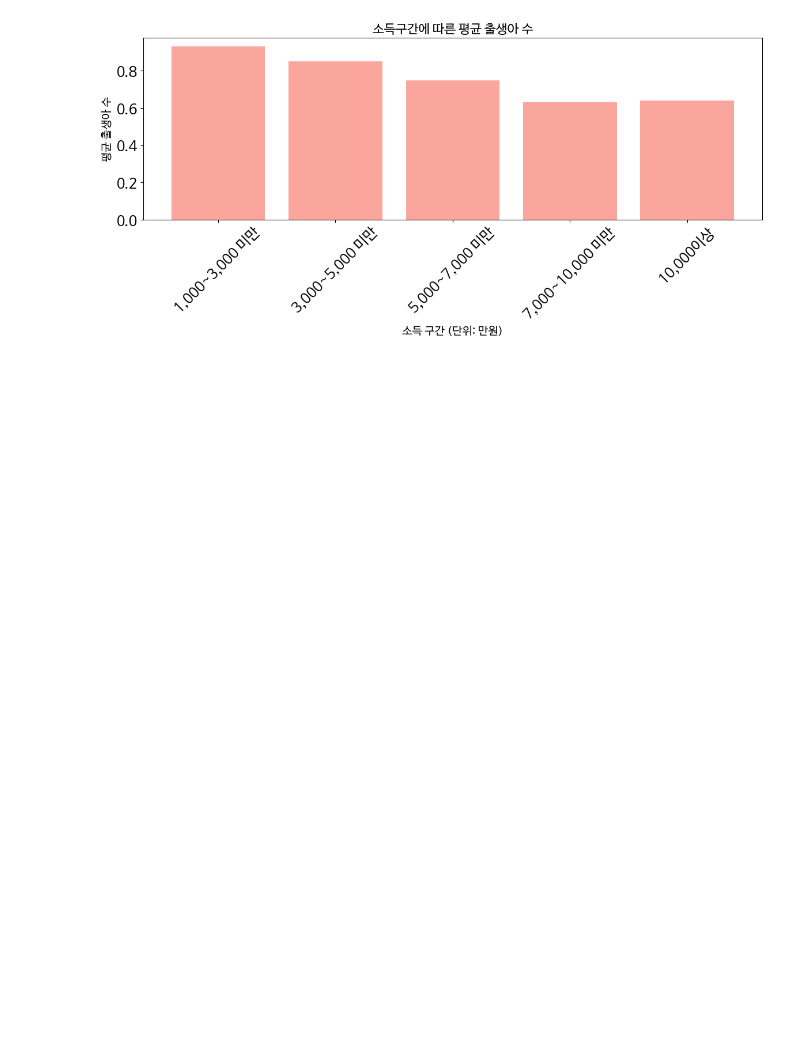
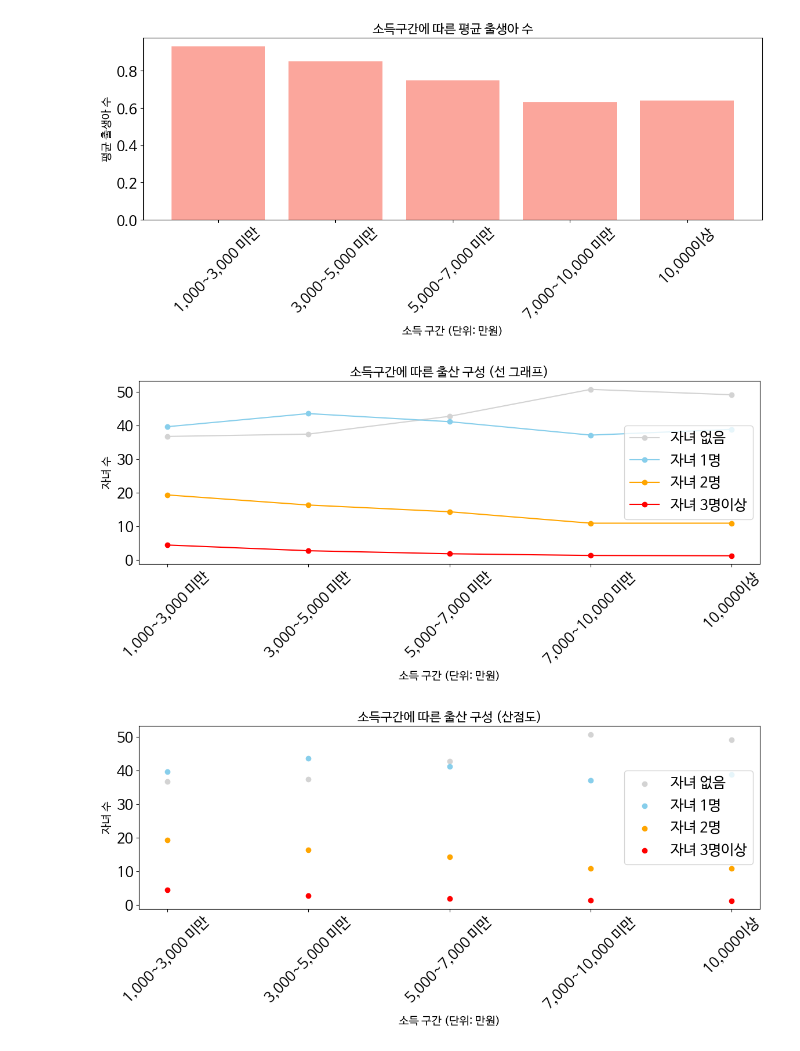
Before and after one commit to olloz8/BigData2024, a Jupyter notebook: Income_Group_Birth_Rate.ipynb, the cells around one changed output. Cells and saved outputs as stored; diff of their text form; code cells hidden in the pictures; blank space fills up the shorter version.

```diff
--- a/Income_Group_Birth_Rate.ipynb
+++ b/Income_Group_Birth_Rate.ipynb
@@ -38,6 +39,8 @@ plt.rcParams.update({'font.size': 18, 'font.family': 'NanumGothic'})
 
 # CSV 파일 읽기
 df = pd.read_csv('birthrate.csv', encoding='utf-8')
+print(df)
+print("====================================================================")
 
 # 첫 두 행 제거
 df = df.drop(index=[0, 1])
@@ -105,6 +108,50 @@ plt.xticks(rotation=45)
 plt.tight_layout()
 plt.show()
 
+# 선 그래프 설정
+plt.figure(figsize=(12, 6))
+
+# 각 자녀 수에 대한 선 그래프 그리기
+plt.plot(x_labels, children_none, label='자녀 없음', marker='o', color='lightgray')
+plt.plot(x_labels, children_1, label='자녀 1명', marker='o', color='skyblue')
+plt.plot(x_labels, children_2, label='자녀 2명', marker='o', color='orange')
+plt.plot(x_labels, children_3_plus, label='자녀 3명이상', marker='o', color='red')
+
+# 그래프 제목 및 레이블 설정
+plt.title('소득구간에 따른 출산 구성 (선 그래프)', fontsize=16)
+plt.xlabel('소득 구간 (단위: 만원)', fontsize=14)
+plt.ylabel('자녀 수', fontsize=14)
+plt.xticks(rotation=45)
+
+# 범례 추가
+plt.legend()
+
+# 그래프 표시
+plt.tight_layout()
+plt.show()
+
+# 산점도 설정
+plt.figure(figsize=(12, 6))
+
+# 각 자녀 수에 대한 산점도 그리기
+plt.scatter(x_labels, children_none, label='자녀 없음', color='lightgray')
+plt.scatter(x_labels, children_1, label='자녀 1명', color='skyblue')
+plt.scatter(x_labels, children_2, label='자녀 2명', color='orange')
+plt.scatter(x_labels, children_3_plus, label='자녀 3명이상', color='red')
+
+# 그래프 제목 및 레이블 설정
+plt.title('소득구간에 따른 출산 구성 (산점도)', fontsize=16)
+plt.xlabel('소득 구간 (단위: 만원)', fontsize=14)
+plt.ylabel('자녀 수', fontsize=14)
+plt.xticks(rotation=45)
+
+# 범례 추가
+plt.legend()
+
+# 그래프 표시
+plt.tight_layout()
+plt.show()
+
 # 기초 통계 분석
 statistics = df[numeric_columns].describe()
 median = df[numeric_columns].median()
@@ -130,13 +188,15 @@ print(model.summary())
               소득구간     합계  자녀없음  자녀있음_소계  자녀1명  자녀2명  자녀3명이상  평균_출생아수
 2               합계  100.0  42.5     57.5  39.7  15.1     2.7     0.79
 3          1,000미만  100.0  33.9     66.1  35.4  23.0     7.8     1.08
 4   1,000~3,000 미만  100.0  36.7     63.3  39.6  19.3     4.4     0.93
 5   3,000~5,000 미만  100.0  37.4     62.6  43.5  16.3     2.7     0.85
 6   5,000~7,000 미만  100.0  42.7     57.3  41.1  14.3     1.8     0.75
 7  7,000~10,000 미만  100.0  50.7     49.3  37.1  10.9     1.3     0.63
 8         10,000이상  100.0  49.1     50.9  38.8  10.9     1.2     0.64
 [figure]
 [figure]
+[figure, added]
+[figure, added]
 기초 통계 정보:
            합계       자녀없음    자녀있음_소계       자녀1명       자녀2명    자녀3명이상   평균_출생아수
 count    7.0   7.000000   7.000000   7.000000   7.000000  7.000000  7.000000
```
Also changed, not shown: parts of 2 cells of this notebook.
